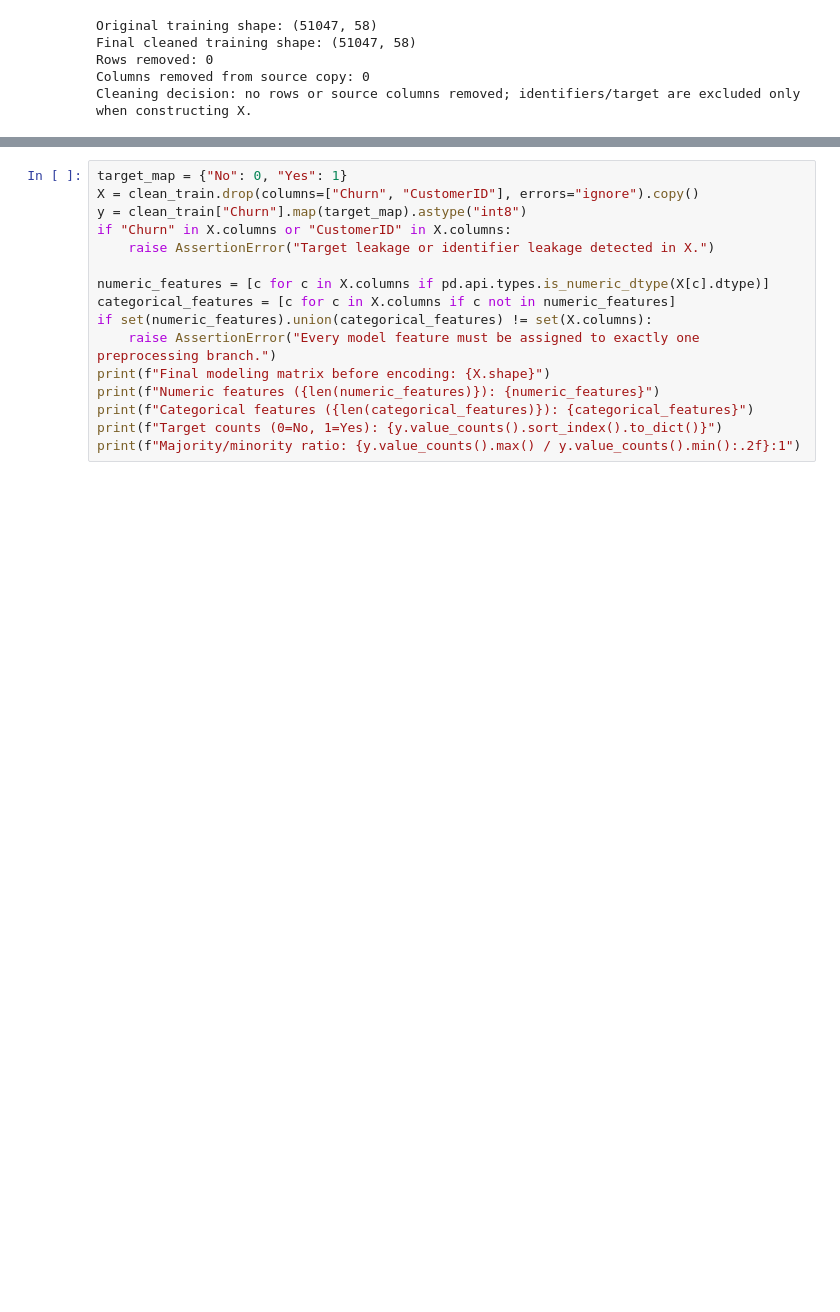
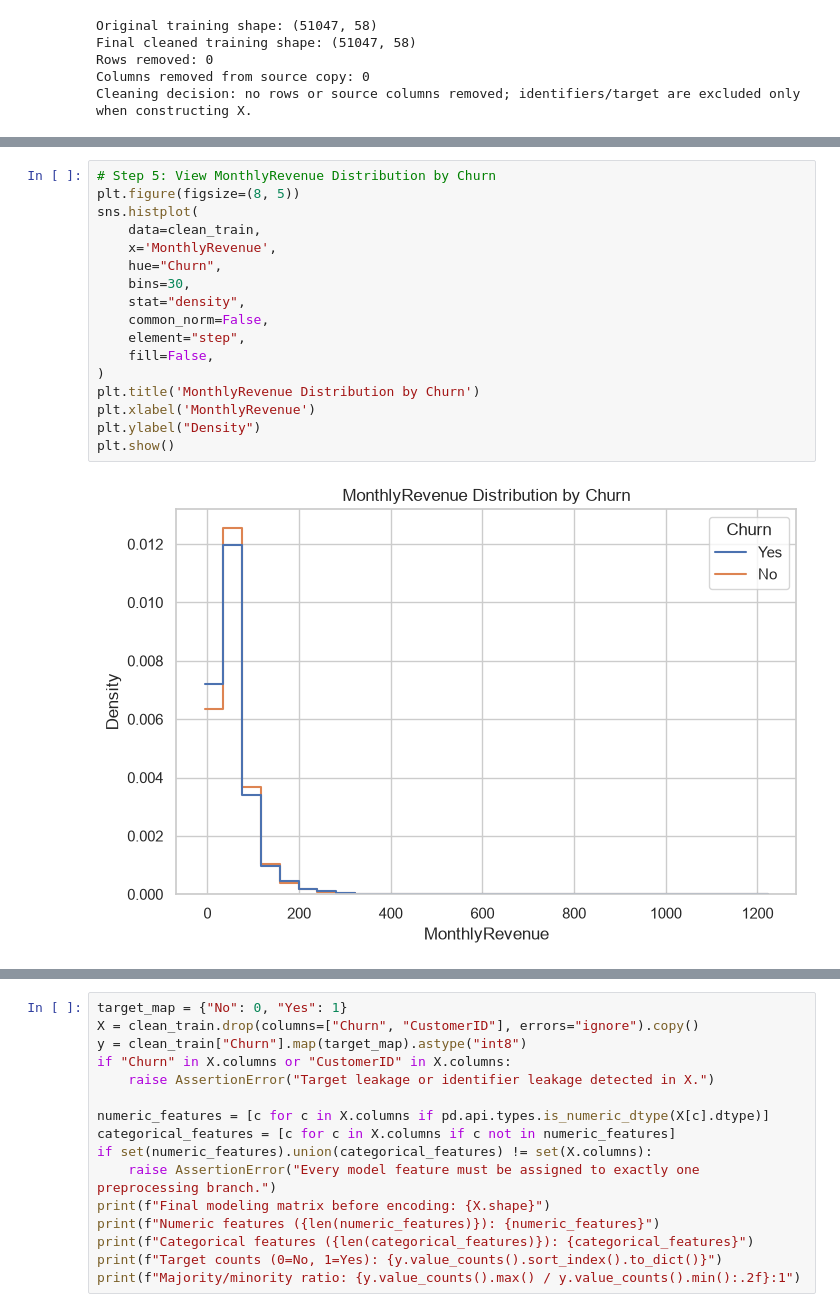
Before and after one commit to Pritishtalwar/Customer-Churn-Prediction, a Jupyter notebook: notebooks/churn_analysis.ipynb, the cells around one changed output, grey strips where cells are left out. Saved outputs shown, nothing was run; the diff lists cells and outputs as text; blank space fills up the shorter version.

```diff
--- a/notebooks/churn_analysis.ipynb
+++ b/notebooks/churn_analysis.ipynb
@@ -279,0 +222,19 @@ Separate the validated target from predictors and remove `CustomerID` only from
+# %%
+# Step 5: View MonthlyRevenue Distribution by Churn
+plt.figure(figsize=(8, 5))
+sns.histplot(
+    data=clean_train,
+    x='MonthlyRevenue',
+    hue="Churn",
+    bins=30,
+    stat="density",
+    common_norm=False,
+    element="step",
+    fill=False,
+)
+plt.title('MonthlyRevenue Distribution by Churn')
+plt.xlabel('MonthlyRevenue')
+plt.ylabel("Density")
+plt.show()
+# %% [output]
+[figure, added]
```
Also changed, not shown: parts of 179 cells of this notebook, 5 other files.
